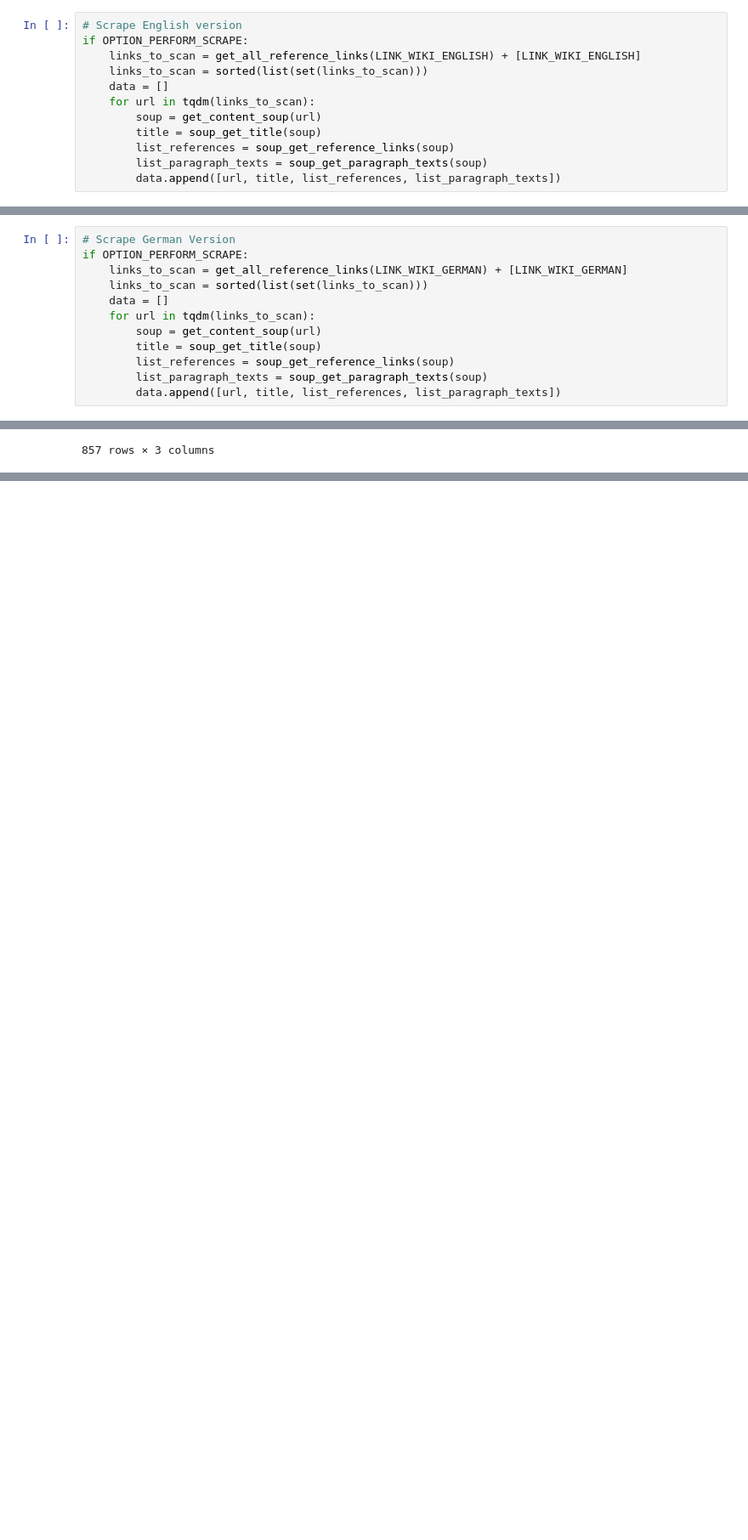
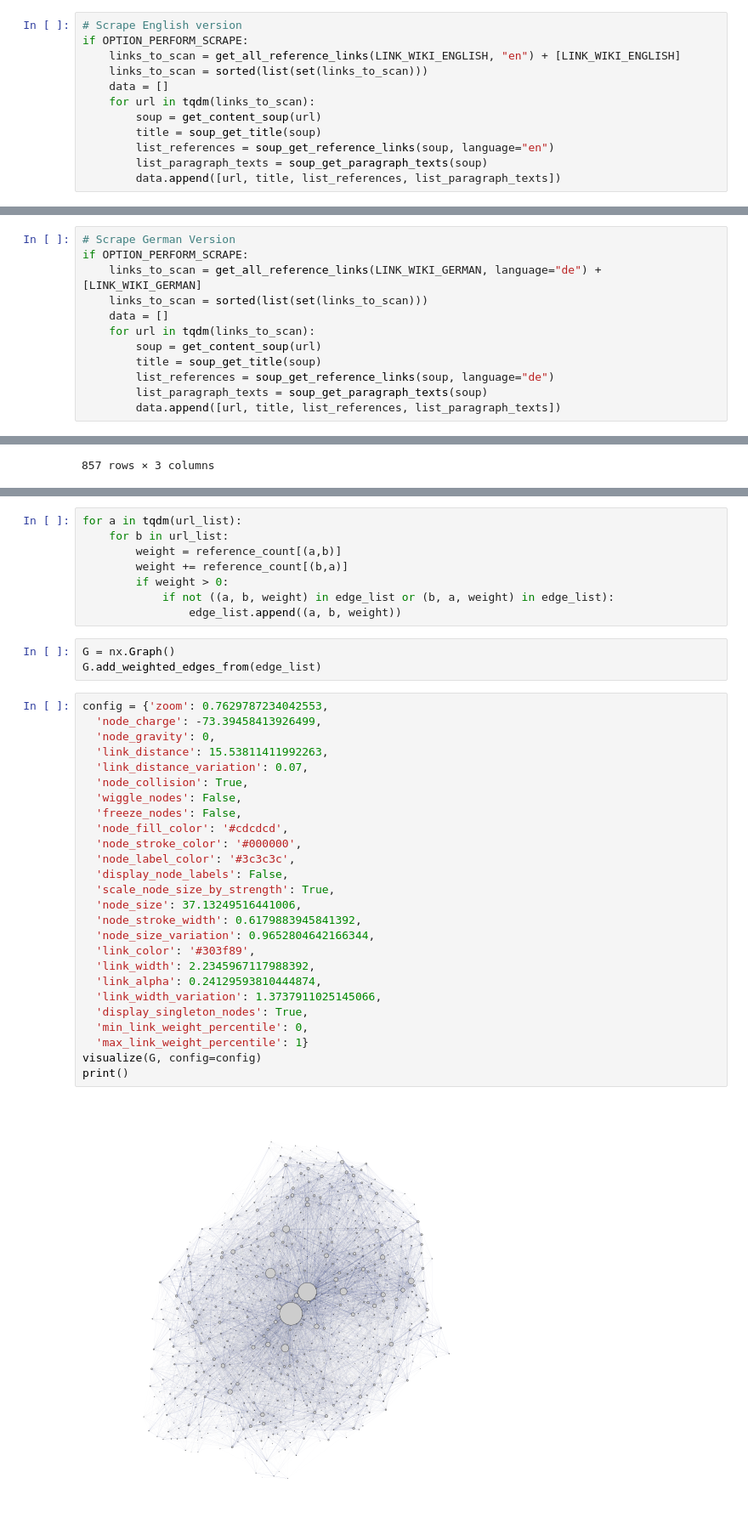
Before and after one commit to Dribo/DTU-02467_projectA, a Jupyter notebook: main.ipynb, the cells around one changed output, grey strips where cells are left out. Shown at 85% size. Drawn from its saved outputs; the diff is of its cells as text; blank space fills up the shorter version.

Commit message:
Added network and visualization

```diff
--- a/main.ipynb
+++ b/main.ipynb
@@ -51,13 +54,13 @@ def get_all_reference_links(link_wikipedia):
 # %%
 # Scrape English version
 if OPTION_PERFORM_SCRAPE:
-    links_to_scan = get_all_reference_links(LINK_WIKI_ENGLISH) + [LINK_WIKI_ENGLISH]
+    links_to_scan = get_all_reference_links(LINK_WIKI_ENGLISH, "en") + [LINK_WIKI_ENGLISH]
     links_to_scan = sorted(list(set(links_to_scan)))
     data = []
     for url in tqdm(links_to_scan):
         soup = get_content_soup(url)
         title = soup_get_title(soup)
-        list_references = soup_get_reference_links(soup)
+        list_references = soup_get_reference_links(soup, language="en")
         list_paragraph_texts = soup_get_paragraph_texts(soup)
         data.append([url, title, list_references, list_paragraph_texts])
 # %%
@@ -70,13 +73,13 @@ if OPTION_PERFORM_SCRAPE:
 # %%
 # Scrape German Version
 if OPTION_PERFORM_SCRAPE:
-    links_to_scan = get_all_reference_links(LINK_WIKI_GERMAN) + [LINK_WIKI_GERMAN]
+    links_to_scan = get_all_reference_links(LINK_WIKI_GERMAN, language="de") + [LINK_WIKI_GERMAN]
     links_to_scan = sorted(list(set(links_to_scan)))
     data = []
     for url in tqdm(links_to_scan):
         soup = get_content_soup(url)
         title = soup_get_title(soup)
-        list_references = soup_get_reference_links(soup)
+        list_references = soup_get_reference_links(soup, language="de")
         list_paragraph_texts = soup_get_paragraph_texts(soup)
         data.append([url, title, list_references, list_paragraph_texts])
 # %%
@@ -125,0 +136,39 @@ df_wikipedia_german_fromCSV
+# %%
+for a in tqdm(url_list):
+    for b in url_list:
+        weight = reference_count[(a,b)]
+        weight += reference_count[(b,a)]
+        if weight > 0:
+            if not ((a, b, weight) in edge_list or (b, a, weight) in edge_list):
+                edge_list.append((a, b, weight))
+# %%
+G = nx.Graph()
+G.add_weighted_edges_from(edge_list)
+# %%
+config = {'zoom': 0.7629787234042553,
+  'node_charge': -73.39458413926499,
+  'node_gravity': 0,
+  'link_distance': 15.53811411992263,
+  'link_distance_variation': 0.07,
+  'node_collision': True,
+  'wiggle_nodes': False,
+  'freeze_nodes': False,
+  'node_fill_color': '#cdcdcd',
+  'node_stroke_color': '#000000',
+  'node_label_color': '#3c3c3c',
+  'display_node_labels': False,
+  'scale_node_size_by_strength': True,
+  'node_size': 37.13249516441006,
+  'node_stroke_width': 0.6179883945841392,
+  'node_size_variation': 0.9652804642166344,
+  'link_color': '#303f89',
+  'link_width': 2.2345967117988392,
+  'link_alpha': 0.24129593810444874,
+  'link_width_variation': 1.3737911025145066,
+  'display_singleton_nodes': True,
+  'min_link_weight_percentile': 0,
+  'max_link_weight_percentile': 1}
+visualize(G, config=config)
+print()
+# %% [output]
+[figure, added]
```
Also changed, not shown: parts of 5 cells of this notebook, 3 other files.
